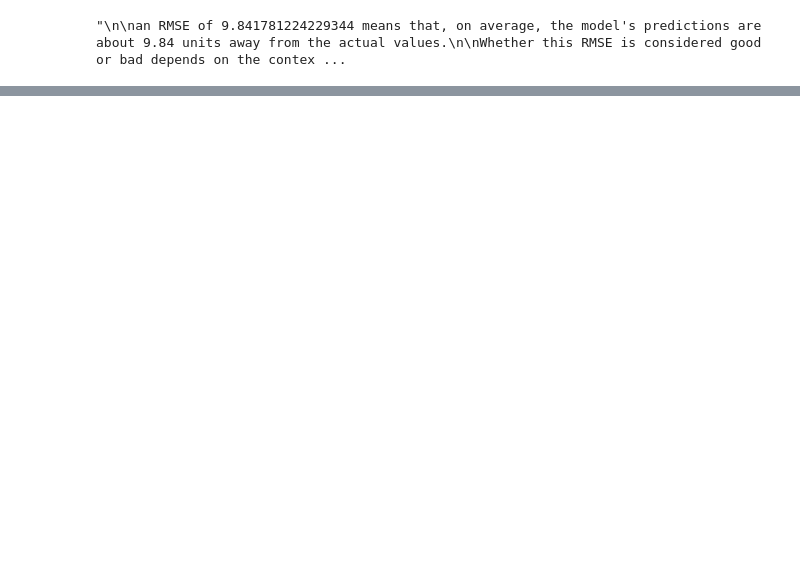
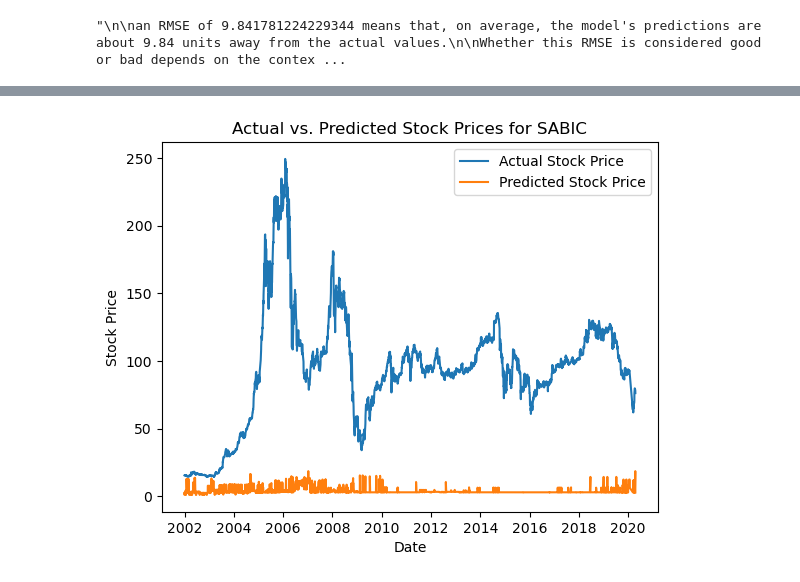
Before and after one commit to bandarr2/ICS574_MarketAlchemists, a Jupyter notebook: ICS574_MarketAlchemists_ML v4 Regression.ipynb, the cells around one changed output, grey strips where cells are left out. Saved outputs shown, nothing was run; the diff lists cells and outputs as text; code cells hidden in the pictures; blank space fills up the shorter version.

Commit message:
v4 with specific stock

```diff
--- a/ICS574_MarketAlchemists_ML v4 Regression.ipynb
+++ b/ICS574_MarketAlchemists_ML v4 Regression.ipynb
@@ -18,4 +18,4 @@ import seaborn as sns
 import numpy as np
 # %%
 # Create a Spark session
-spark = SparkSession.builder.appName("Decision Tree Classifier Example 4").getOrCreate()
+spark = SparkSession.builder.appName("Decision Tree Classifier Example 5").getOrCreate()
@@ -36,7 +30,7 @@ brent_df = pd.read_csv("./datasets/BrentOilPrices.csv")
 gold_df = pd.read_csv("./datasets/Gold_Daily.csv")
 
 # Preprocess the stock data
-stocks_specific_df = stocks_df[(stocks_df['sectoer'] == 'Materials')]
+stocks_specific_df = stocks_df[(stocks_df['sectoer'] == 'Energy') | (stocks_df['sectoer'] == 'Materials')]
 stocks_specific_df.rename(columns={'date': 'Date'}, inplace=True)
 stocks_specific_df.rename(columns={'close': 'Stock_Price'}, inplace=True)
 stocks_specific_df['Date'] = pd.to_datetime(stocks_specific_df['Date'])
@@ -357,0 +328,21 @@ ImportError: cannot import name 'TimeSeriesCrossValidator' from 'pyspark.ml.tuni
+# %%
+# create a table for SABIC actual and predicted stock prices
+
+# get the predictions
+predictions = cvModel.transform(stocks_brent_gold_df_spark)
+
+# select the relevant columns for SABIC stock prices
+sabic_predictions = predictions.select("Date", "Stock_Price", "prediction").filter(predictions.name == "Saudi Basic Industries Corp.")
+
+# display the actual and predicted stock prices for SABIC
+sabic_predictions.show()
+
+# plot the actual and predicted stock prices for SABIC
+sns.lineplot(data=sabic_predictions.toPandas(), x="Date", y="Stock_Price", label="Actual Stock Price")
+sns.lineplot(data=sabic_predictions.toPandas(), x="Date", y="prediction", label="Predicted Stock Price")
+plt.title("Actual vs. Predicted Stock Prices for SABIC")
+plt.xlabel("Date")
+plt.ylabel("Stock Price")
+plt.legend()
+plt.show()
+# %% [output]
@@ -358,3 +368,4 @@ ImportError: cannot import name 'TimeSeriesCrossValidator' from 'pyspark.ml.tuni
+[figure, added]
 # %%
 # Stop the Spark session
 spark.stop()
```
Also changed, not shown: parts of 14 cells of this notebook, 1 other file.
